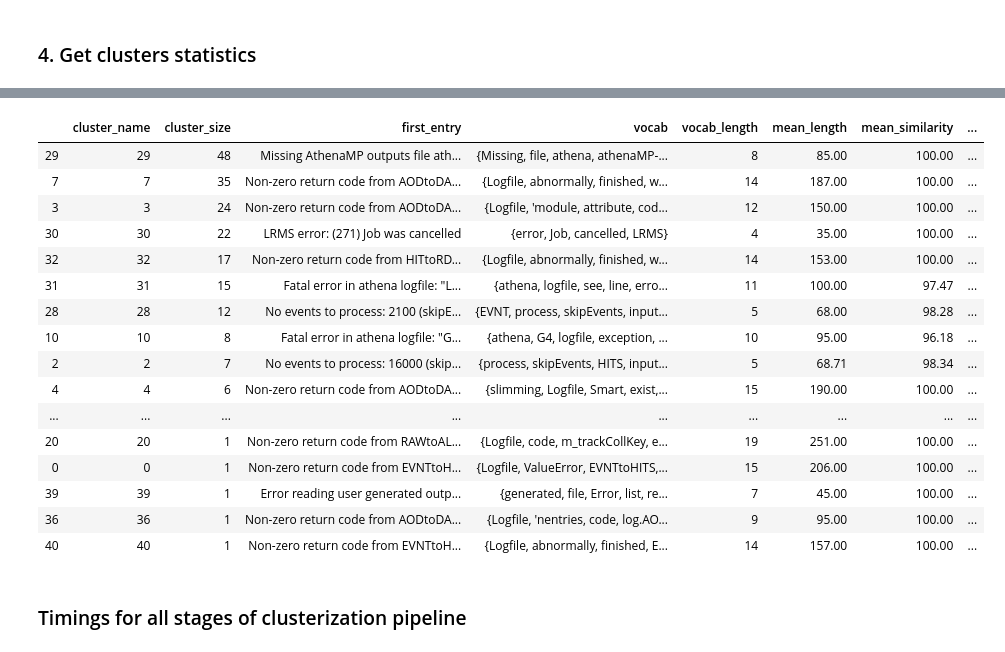
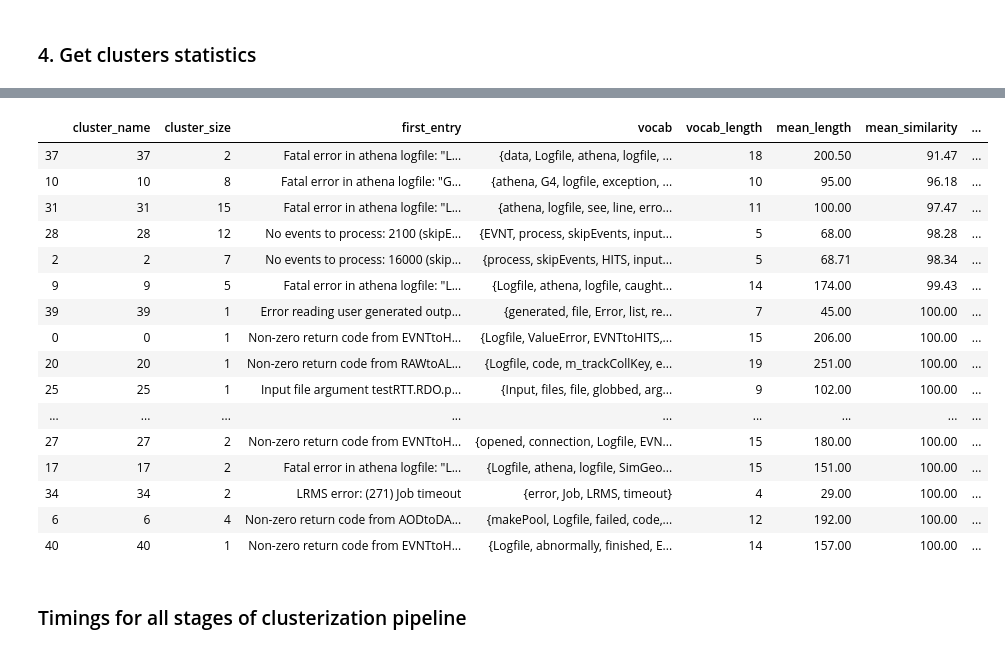
Before and after one commit to maria-grigorieva/ClusterLog, a Jupyter notebook: clusterlogs_notebook.ipynb, the cells around one changed output, grey strips where cells are left out. Cells and saved outputs as stored; diff of their text form; code cells hidden in the pictures.

```diff
--- a/clusterlogs_notebook.ipynb
+++ b/clusterlogs_notebook.ipynb
@@ -81,26 +77,28 @@ Clusters Statistics returns DataFrame with statistic for all clusters:
 stat = cluster.statistics()
 # %%
 stat_df = pd.DataFrame.from_dict(stat)
+# %%
+stat_df.sort_values(by='mean_similarity')
+# %% [output]
+|  | cluster_name | cluster_size | first_entry | vocab | vocab_length | mean_length | mean_similarity | ... |
+| 37 | 37 | 2 | Fatal error in athena logfile: "L... | {data, Logfile, athena, logfile, ... | 18 | 200.50 | 91.47 | ... |
+| 10 | 10 | 8 | Fatal error in athena logfile: "G... | {athena, G4, logfile, exception, ... | 10 | 95.00 | 96.18 | ... |
+| 31 | 31 | 15 | Fatal error in athena logfile: "L... | {athena, logfile, see, line, erro... | 11 | 100.00 | 97.47 | ... |
+| 28 | 28 | 12 | No events to process: 2100 (skipE... | {EVNT, process, skipEvents, input... | 5 | 68.00 | 98.28 | ... |
+| 2 | 2 | 7 | No events to process: 16000 (skip... | {process, skipEvents, HITS, input... | 5 | 68.71 | 98.34 | ... |
+| 9 | 9 | 5 | Fatal error in athena logfile: "L... | {Logfile, athena, logfile, caught... | 14 | 174.00 | 99.43 | ... |
+| 39 | 39 | 1 | Error reading user generated outp... | {generated, file, Error, list, re... | 7 | 45.00 | 100.00 | ... |
+| 0 | 0 | 1 | Non-zero return code from EVNTtoH... | {Logfile, ValueError, EVNTtoHITS,... | 15 | 206.00 | 100.00 | ... |
+| 20 | 20 | 1 | Non-zero return code from RAWtoAL... | {Logfile, code, m_trackCollKey, e... | 19 | 251.00 | 100.00 | ... |
+| 25 | 25 | 1 | Input file argument testRTT.RDO.p... | {Input, files, file, globbed, arg... | 9 | 102.00 | 100.00 | ... |
+| ... | ... | ... | ... | ... | ... | ... | ... | ... |
+| 27 | 27 | 2 | Non-zero return code from EVNTtoH... | {opened, connection, Logfile, EVN... | 15 | 180.00 | 100.00 | ... |
+| 17 | 17 | 2 | Fatal error in athena logfile: "L... | {Logfile, athena, logfile, SimGeo... | 15 | 151.00 | 100.00 | ... |
+| 34 | 34 | 2 | LRMS error: (271) Job timeout | {error, Job, LRMS, timeout} | 4 | 29.00 | 100.00 | ... |
+| 6 | 6 | 4 | Non-zero return code from AODtoDA... | {makePool, Logfile, failed, code,... | 12 | 192.00 | 100.00 | ... |
+| 40 | 40 | 1 | Non-zero return code from EVNTtoH... | {Logfile, abnormally, finished, E... | 14 | 157.00 | 100.00 | ... |
 # %%
-stat_df.sort_values(by='cluster_size', ascending=False)
+stat_df.sort_values(by='cluster_size', ascending=False).to_csv('cluster_stat_small_preptained.csv')
-# %% [output]
-|  | cluster_name | cluster_size | first_entry | vocab | vocab_length | mean_length | mean_similarity | ... |
-| 29 | 29 | 48 | Missing AthenaMP outputs file ath... | {Missing, file, athena, athenaMP-... | 8 | 85.00 | 100.00 | ... |
-| 7 | 7 | 35 | Non-zero return code from AODtoDA... | {Logfile, abnormally, finished, w... | 14 | 187.00 | 100.00 | ... |
-| 3 | 3 | 24 | Non-zero return code from AODtoDA... | {Logfile, 'module, attribute, cod... | 12 | 150.00 | 100.00 | ... |
-| 30 | 30 | 22 | LRMS error: (271) Job was cancelled | {error, Job, cancelled, LRMS} | 4 | 35.00 | 100.00 | ... |
-| 32 | 32 | 17 | Non-zero return code from HITtoRD... | {Logfile, abnormally, finished, w... | 14 | 153.00 | 100.00 | ... |
-| 31 | 31 | 15 | Fatal error in athena logfile: "L... | {athena, logfile, see, line, erro... | 11 | 100.00 | 97.47 | ... |
-| 28 | 28 | 12 | No events to process: 2100 (skipE... | {EVNT, process, skipEvents, input... | 5 | 68.00 | 98.28 | ... |
-| 10 | 10 | 8 | Fatal error in athena logfile: "G... | {athena, G4, logfile, exception, ... | 10 | 95.00 | 96.18 | ... |
-| 2 | 2 | 7 | No events to process: 16000 (skip... | {process, skipEvents, HITS, input... | 5 | 68.71 | 98.34 | ... |
-| 4 | 4 | 6 | Non-zero return code from AODtoDA... | {slimming, Logfile, Smart, exist,... | 15 | 190.00 | 100.00 | ... |
-| ... | ... | ... | ... | ... | ... | ... | ... | ... |
-| 20 | 20 | 1 | Non-zero return code from RAWtoAL... | {Logfile, code, m_trackCollKey, e... | 19 | 251.00 | 100.00 | ... |
-| 0 | 0 | 1 | Non-zero return code from EVNTtoH... | {Logfile, ValueError, EVNTtoHITS,... | 15 | 206.00 | 100.00 | ... |
-| 39 | 39 | 1 | Error reading user generated outp... | {generated, file, Error, list, re... | 7 | 45.00 | 100.00 | ... |
-| 36 | 36 | 1 | Non-zero return code from AODtoDA... | {Logfile, 'nentries, code, log.AO... | 9 | 95.00 | 100.00 | ... |
-| 40 | 40 | 1 | Non-zero return code from EVNTtoH... | {Logfile, abnormally, finished, E... | 14 | 157.00 | 100.00 | ... |
 # %% [markdown]
 ### Timings for all stages of clusterization pipeline
 # %% [markdown]
```
Also changed, not shown: parts of 17 cells of this notebook, 2 other files.
